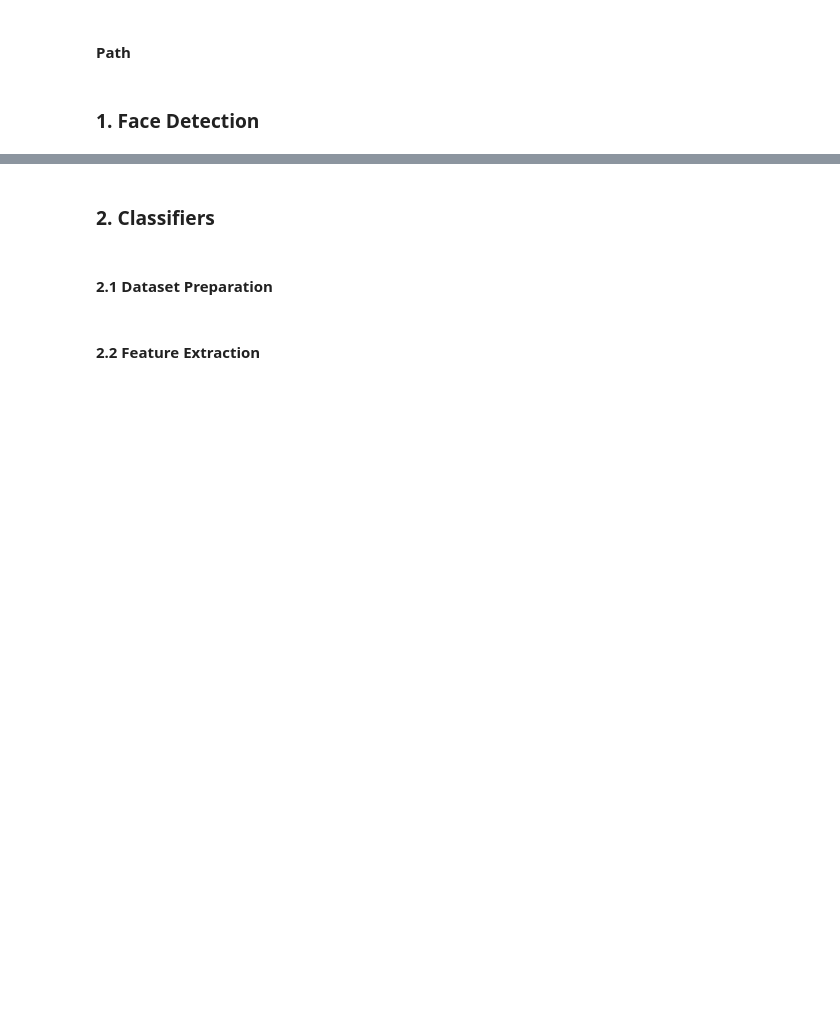
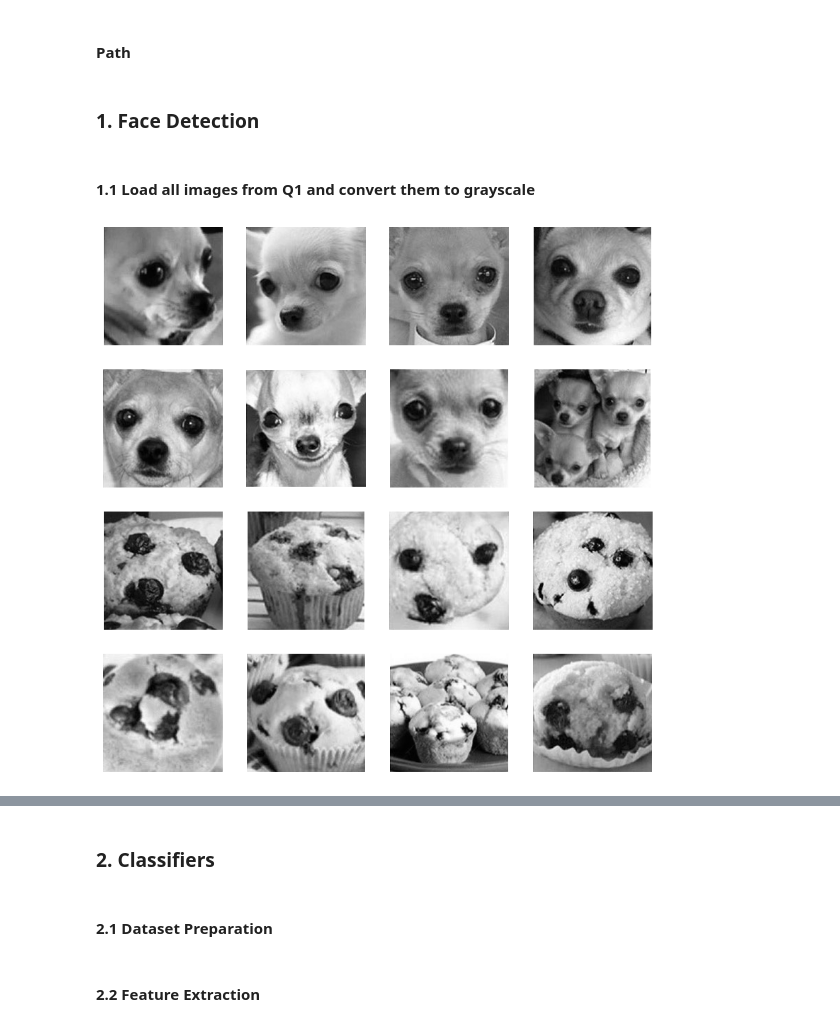
Before and after one commit to jewoolee0502/ComputerVision, a Jupyter notebook: ECSE415_A3.ipynb, the cells around one changed output, grey strips where cells are left out. Cells and saved outputs as stored; diff of their text form; code cells hidden in the pictures; blank space fills up the shorter version.

```diff
--- a/ECSE415_A3.ipynb
+++ b/ECSE415_A3.ipynb
@@ -23,3 +28,42 @@ import pandas as pd
 path = '/content/drive/MyDrive/McGill/2025/Fall 2025/ECSE 415/A3/'
 # %% [markdown]
 ### 1. Face Detection
+# %% [markdown]
+#### 1.1 Load all images from Q1 and convert them to grayscale
+# %%
+# getting image paths
+q1_path = path + 'Q1/'
+extensions = ['*.jpg', '*.jpeg']
+image_paths = []
+
+for ext in extensions:
+  image_paths.extend(glob.glob(os.path.join(q1_path, ext)))
+
+images = []
+
+# loading all images in Q1
+for image_path in image_paths:
+  image = cv2.imread(image_path)
+  gray_image = cv2.cvtColor(image, cv2.COLOR_BGR2GRAY)
+  images.append(gray_image)
+
+# total 16 images in Q1
+# rows = 4
+# cols = 4
+n = len(images)
+rows = math.ceil(math.sqrt(n))
+cols = math.ceil(n / rows)
+
+# display grayscale images in a grid
+fig, axs = plt.subplots(rows, cols, figsize=(10, 10))
+for i in range(rows):
+  for j in range(cols):
+    axs[i, j].imshow(images[i * cols + j], cmap='gray')
+    axs[i, j].axis('off')
+
+    # print each image size
+    # print(images[i * cols + j].shape)
+
+plt.show()
+# %% [output]
+[figure, added]
```
Also changed, not shown: parts of 18 cells of this notebook.
